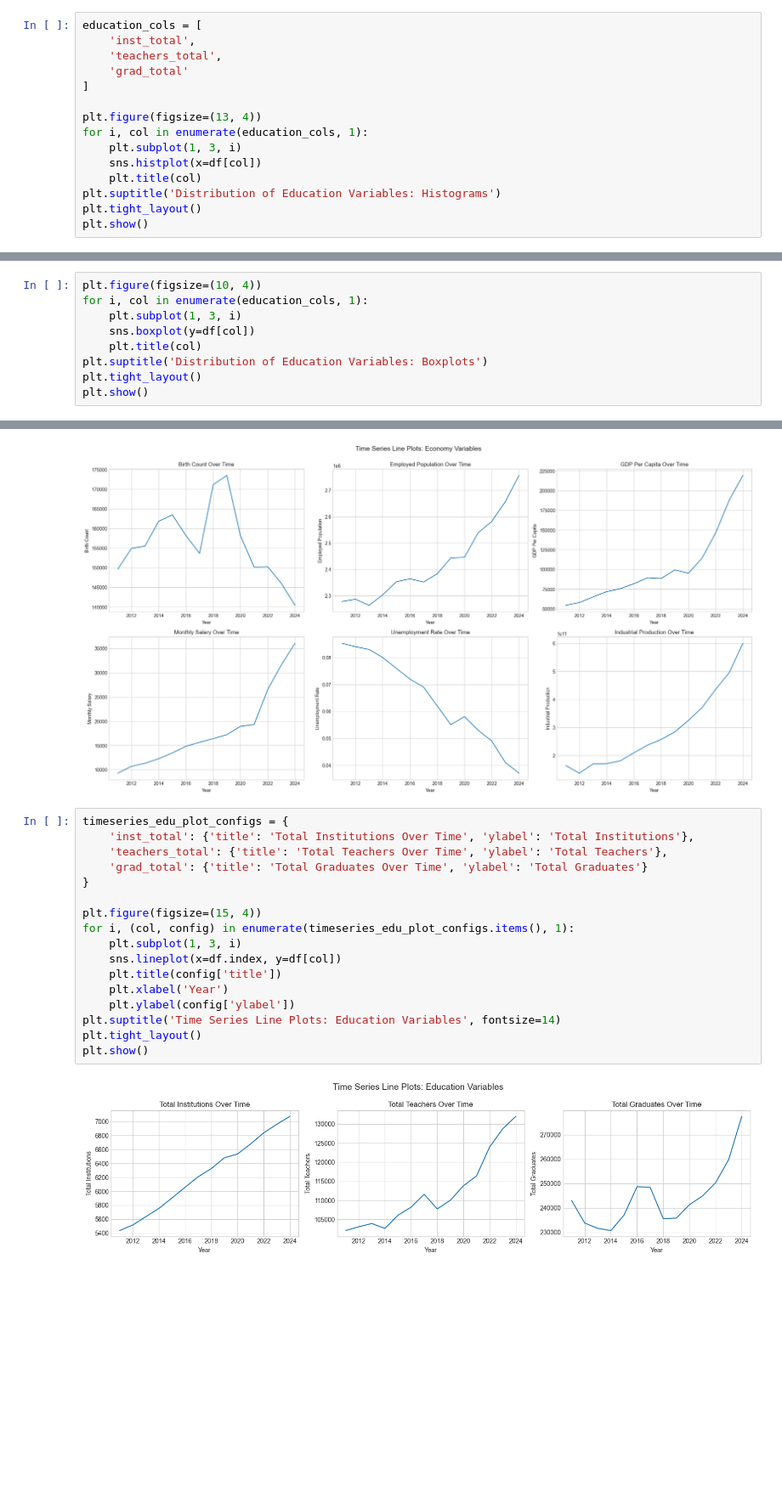
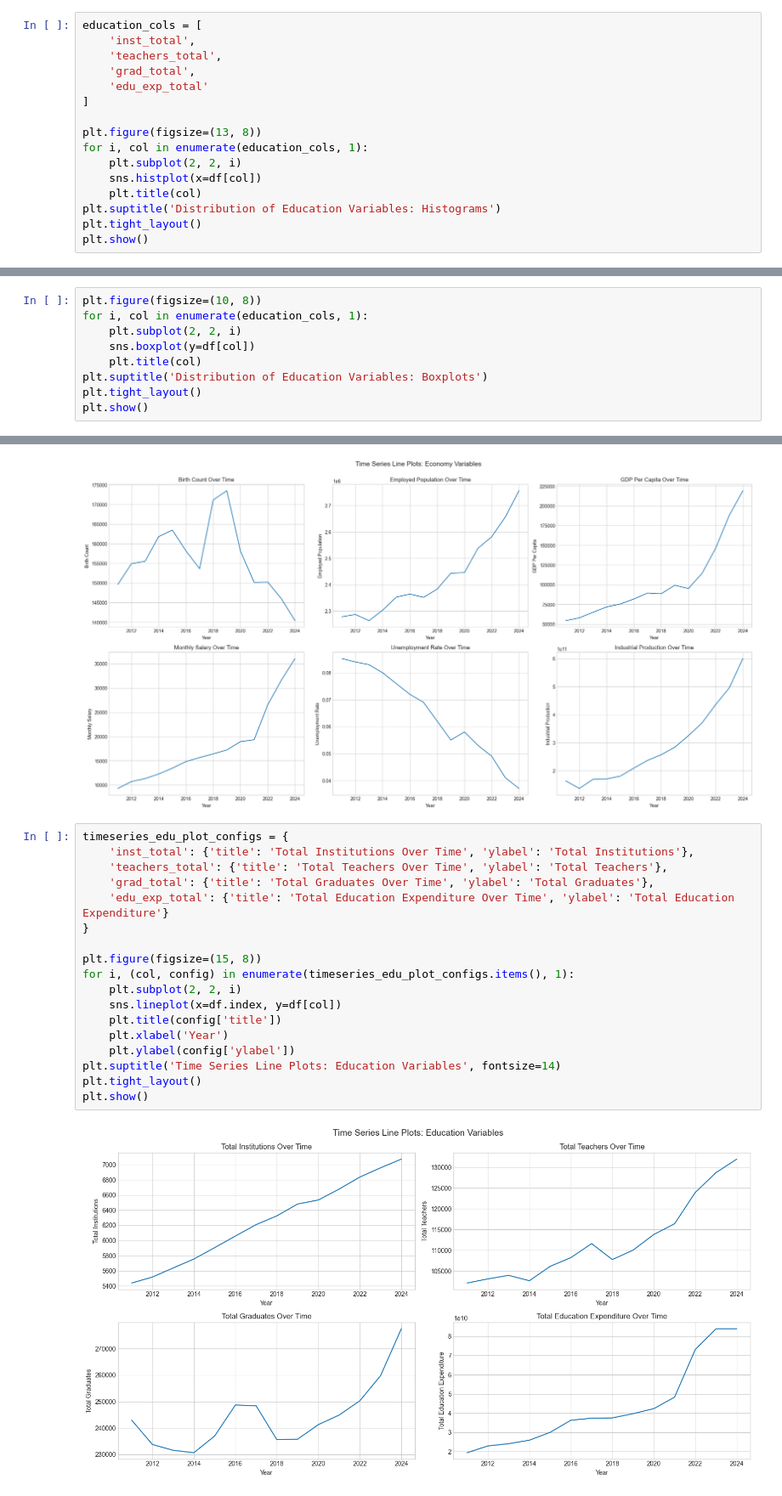
Before and after one commit to rus5sp/DAV-Project, a Jupyter notebook: eda.ipynb, the cells around one changed output, grey strips where cells are left out. Shown at 85% size. Drawn from its saved outputs; the diff is of its cells as text; blank space fills up the shorter version.

Commit message:
Education expenditure datased added in research

```diff
--- a/eda.ipynb
+++ b/eda.ipynb
@@ -137,12 +143,13 @@ plt.show()
 education_cols = [
     'inst_total',
     'teachers_total',
-    'grad_total'
+    'grad_total',
+    'edu_exp_total'
 ]
 
-plt.figure(figsize=(13, 4))
+plt.figure(figsize=(13, 8))
 for i, col in enumerate(education_cols, 1):
-    plt.subplot(1, 3, i)
+    plt.subplot(2, 2, i)
     sns.histplot(x=df[col])
     plt.title(col)
 plt.suptitle('Distribution of Education Variables: Histograms')
@@ -162,9 +169,9 @@ plt.show()
 # %% [output]
 [figure]
 # %%
-plt.figure(figsize=(10, 4))
+plt.figure(figsize=(10, 8))
 for i, col in enumerate(education_cols, 1):
-    plt.subplot(1, 3, i)
+    plt.subplot(2, 2, i)
     sns.boxplot(y=df[col])
     plt.title(col)
 plt.suptitle('Distribution of Education Variables: Boxplots')
@@ -212,19 +219,20 @@ plt.show()
 # %%
 timeseries_edu_plot_configs = {
     'inst_total': {'title': 'Total Institutions Over Time', 'ylabel': 'Total Institutions'},
     'teachers_total': {'title': 'Total Teachers Over Time', 'ylabel': 'Total Teachers'},
-    'grad_total': {'title': 'Total Graduates Over Time', 'ylabel': 'Total Graduates'}
+    'grad_total': {'title': 'Total Graduates Over Time', 'ylabel': 'Total Graduates'},
+    'edu_exp_total': {'title': 'Total Education Expenditure Over Time', 'ylabel': 'Total Education Expenditure'}
 }
 
-plt.figure(figsize=(15, 4))
+plt.figure(figsize=(15, 8))
 for i, (col, config) in enumerate(timeseries_edu_plot_configs.items(), 1):
-    plt.subplot(1, 3, i)
+    plt.subplot(2, 2, i)
     sns.lineplot(x=df.index, y=df[col])
     plt.title(config['title'])
     plt.xlabel('Year')
     plt.ylabel(config['ylabel'])
 plt.suptitle('Time Series Line Plots: Education Variables', fontsize=14)
 plt.tight_layout()
 plt.show()
 # %% [output]
-[figure, old version]
+[figure, new version]
```
Also changed, not shown: parts of 8 cells of this notebook, 4 other files.
